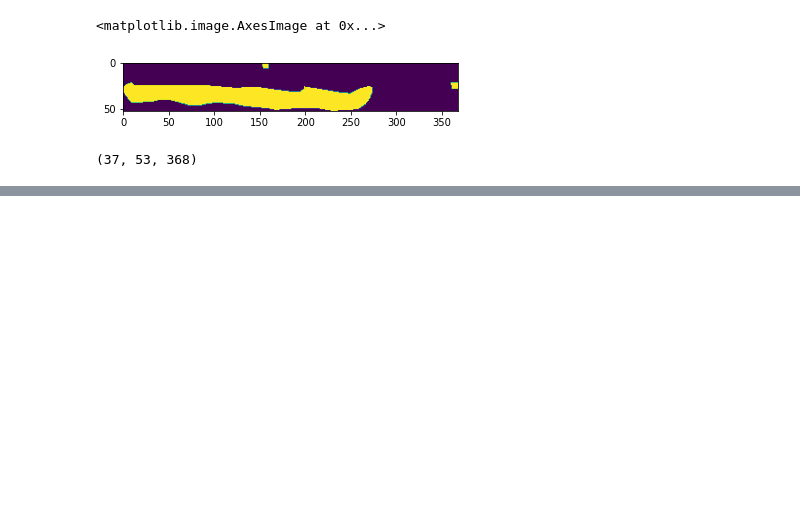
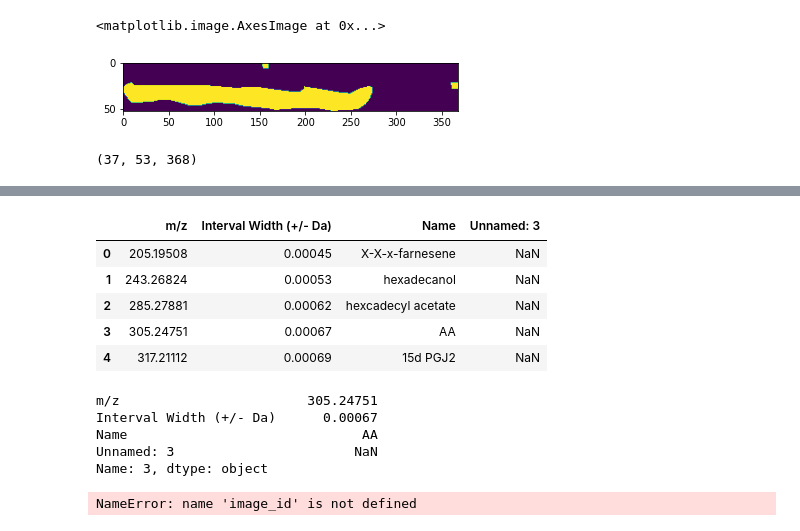
Before and after one commit to maxime915/msi_zarr_analysis, a Jupyter notebook: notebooks/make_tiff_msi.ipynb, the cells around one changed output, grey strips where cells are left out. Saved outputs shown, nothing was run; the diff lists cells and outputs as text; code cells hidden in the pictures; blank space fills up the shorter version.

```diff
--- a/notebooks/make_tiff_msi.ipynb
+++ b/notebooks/make_tiff_msi.ipynb
@@ -223,0 +371,23 @@ fig.tight_layout()
+# %%
+lipids_df = pd.read_csv(lipid_df_path, sep=None, engine="python")
+# %%
+lipids_df.head()
+# %% [output]
+|  | m/z | Interval Width (+/- Da) | Name | Unnamed: 3 |
+| 0 | 205.19508 | 0.00045 | X-X-x-farnesene | NaN |
+| 1 | 243.26824 | 0.00053 | hexadecanol | NaN |
+| 2 | 285.27881 | 0.00062 | hexcadecyl acetate | NaN |
+| 3 | 305.24751 | 0.00067 | AA | NaN |
+| 4 | 317.21112 | 0.00069 | 15d PGJ2 | NaN |
+# %%
+lipids_df.iloc[3]
+# %% [output]
+m/z                        305.24751
+Interval Width (+/- Da)      0.00067
+Name                              AA
+Unnamed: 3                       NaN
+Name: 3, dtype: object
+# %%
+image_id
+# %% [output]
+NameError: name 'image_id' is not defined
```
Also changed, not shown: parts of 31 cells of this notebook, 38 other files.
